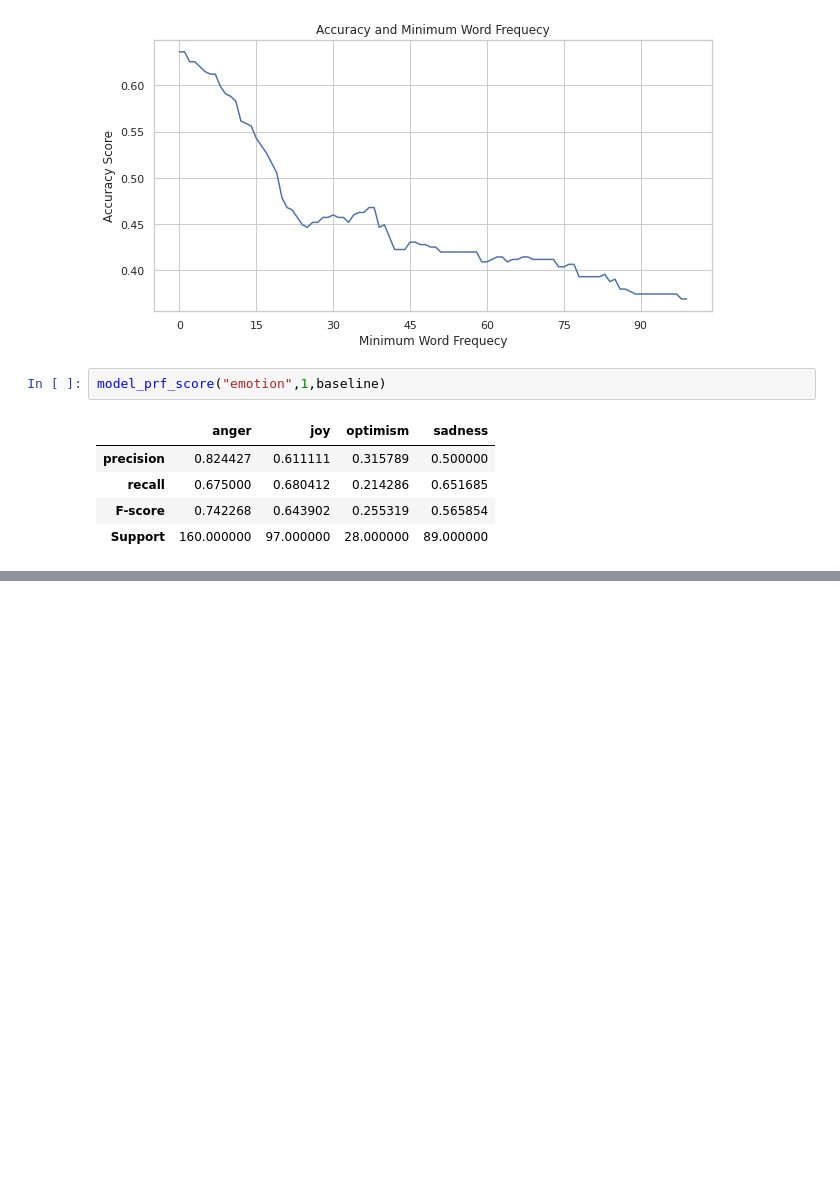
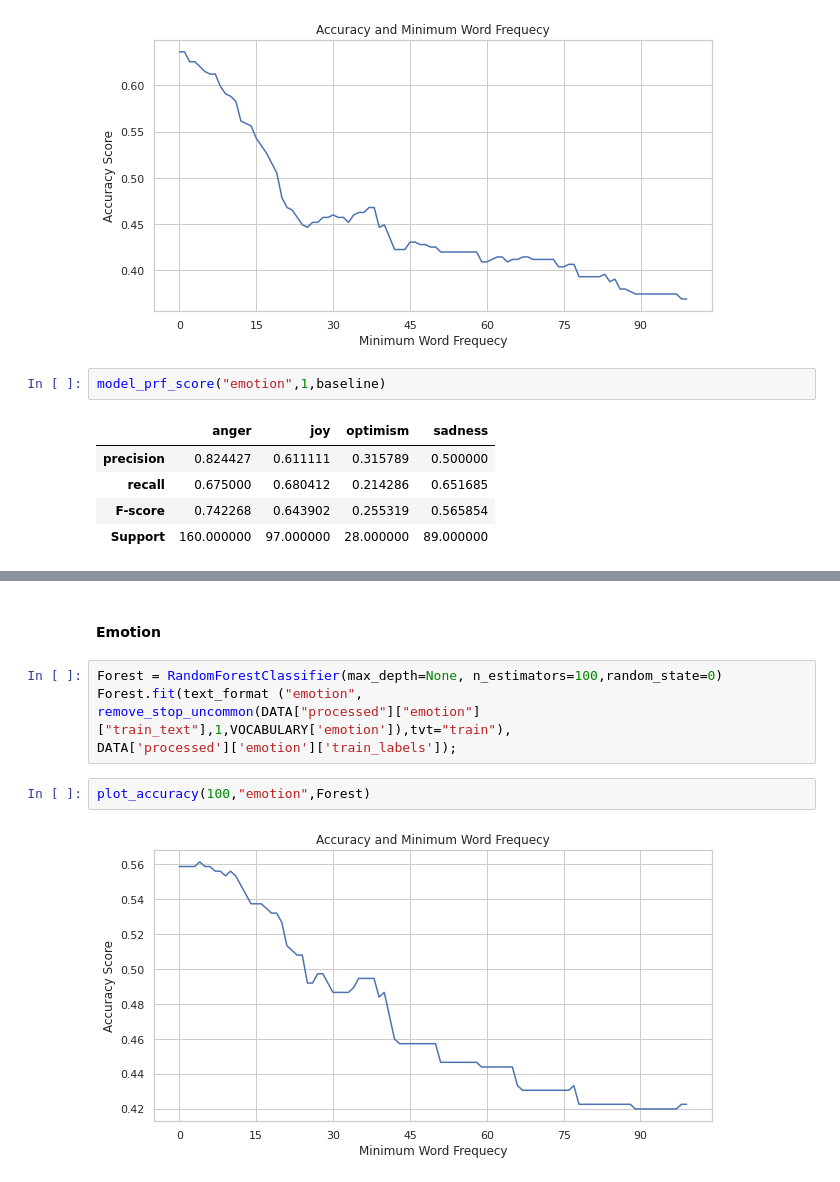
Before and after one commit to jonas-mika/twitter-hatespeech-detection, a Jupyter notebook: notebooks/project4.ipynb, the cells around one changed output, grey strips where cells are left out. Cells and saved outputs as stored; diff of their text form; blank space fills up the shorter version.

```diff
--- a/notebooks/project4.ipynb
+++ b/notebooks/project4.ipynb
@@ -940,0 +962,11 @@ model_prf_score("emotion",1,baseline)
+# %% [markdown]
+#### Emotion
+# %%
+Forest = RandomForestClassifier(max_depth=None, n_estimators=100,random_state=0)
+Forest.fit(text_format ("emotion",
+remove_stop_uncommon(DATA["processed"]["emotion"]["train_text"],1,VOCABULARY['emotion']),tvt="train"),
+DATA['processed']['emotion']['train_labels']);
+# %%
+plot_accuracy(100,"emotion",Forest)
+# %% [output]
+[figure, added]
```
Also changed, not shown: parts of 11 cells of this notebook.
